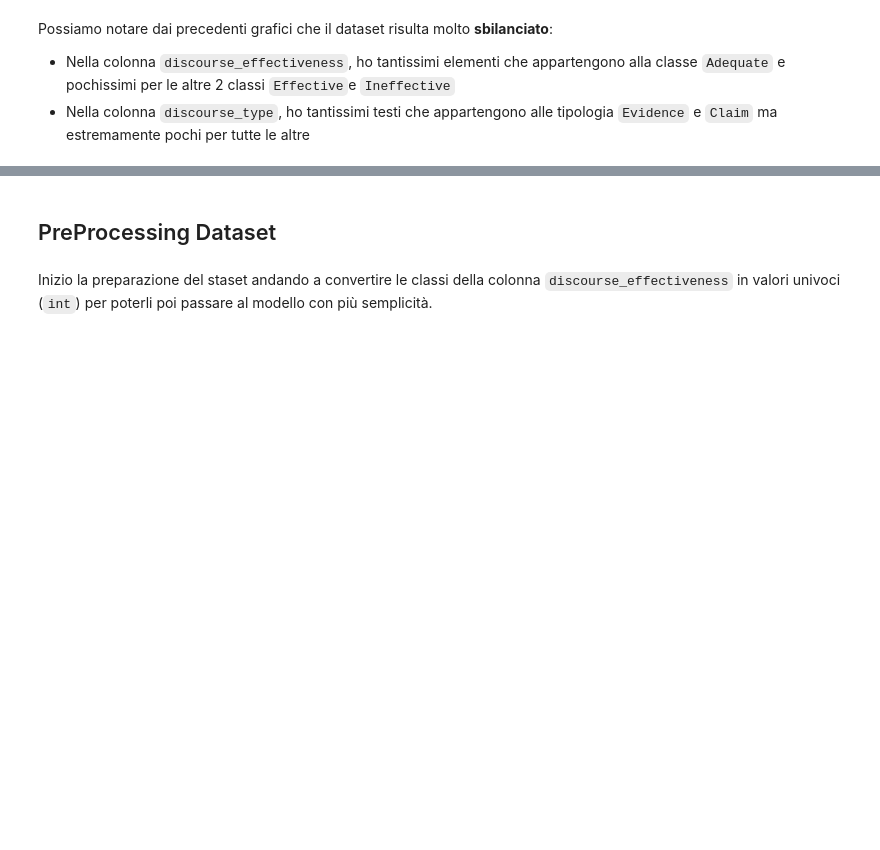
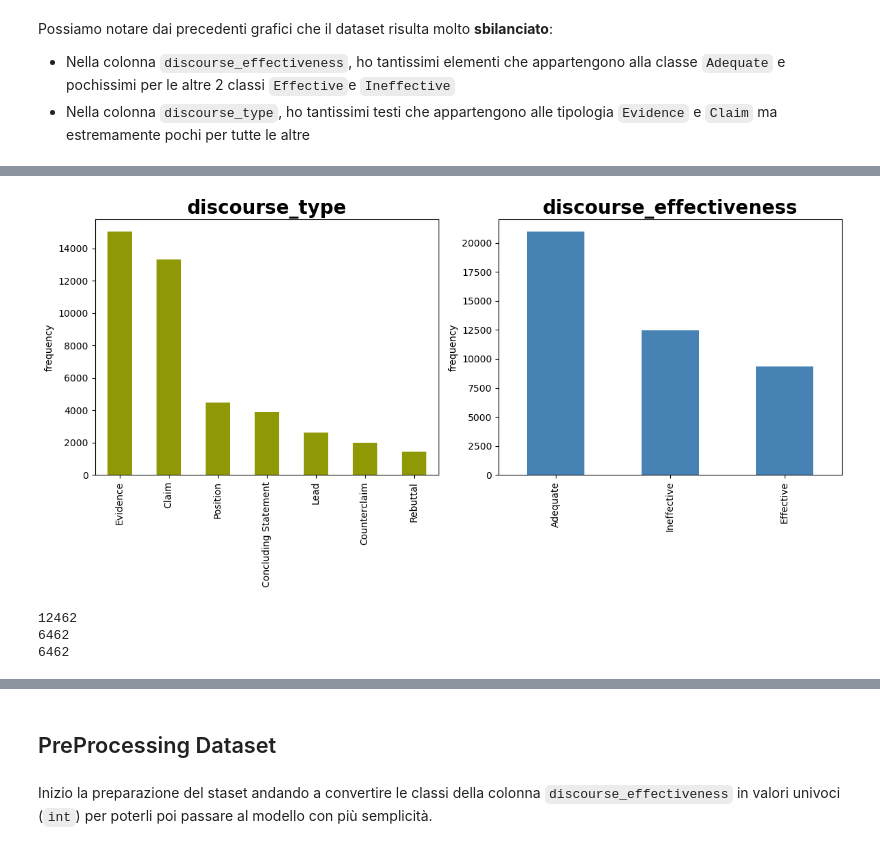
Before and after one commit to Typing-Monkeys/BRUN0-Net, a Jupyter notebook: training/Brun0-Net.ipynb, the cells around one changed output, grey strips where cells are left out. Drawn from its saved outputs; the diff is of its cells as text; code cells hidden in the pictures; blank space fills up the shorter version.

```diff
--- a/training/Brun0-Net.ipynb
+++ b/training/Brun0-Net.ipynb
@@ -131,0 +169,10 @@ plt.show()
+# %%
+df_minority = dataset[dataset.discourse_effectiveness=='Ineffective']
+# df_minority = df[df.balance==1]
+
+df_minority_upsampled = resample(
+    df_minority,
+    replace=True,     # sample with replacement
+    n_samples=6000,    # to match majority class
+    random_state=123
+) # reproducible results
@@ -131,0 +195,37 @@ plt.show()
+# %%
+df_upsampled = pd.concat([dataset, df_minority_upsampled])
+# %%
+def _plot_column_count(ax, dataset_column: str, xlabel: str, ylabel: str, colors=["blue"], kind='bar'):
+    """
+        Funzione per stampare quanti elementi diversi sono presenti all'interno di una colonna
+        del dataset.
+    """
+
+    ax.set_title(dataset_column, fontsize=20, fontweight='bold')
+
+    test = df_upsampled[dataset_column].value_counts().plot(
+        ax=ax,
+        kind=kind,
+        xlabel=xlabel,
+        ylabel=ylabel,
+        color=colors
+        )
+
+fig, (ax1, ax2) = plt.subplots(1, 2, figsize=(12,6), dpi=100)
+
+_plot_column_count(ax1, 'discourse_type', '', 'frequency', ["xkcd:baby poop green"])
+_plot_column_count(ax2, 'discourse_effectiveness', '', 'frequency', ["steelblue"])
+
+fig.tight_layout()
+plt.show()
+# %% [output]
+[figure, added]
+# %%
+print(df_upsampled[df_upsampled.discourse_effectiveness=='Ineffective']['discourse_id'].count())
+print(len(df_upsampled[df_upsampled.discourse_effectiveness=='Ineffective']['discourse_id'].unique()))
+
+print(dataset[dataset.discourse_effectiveness=='Ineffective']['discourse_id'].count())
+# %% [output]
+12462
+6462
+6462
```
Also changed, not shown: parts of 12 cells of this notebook.
